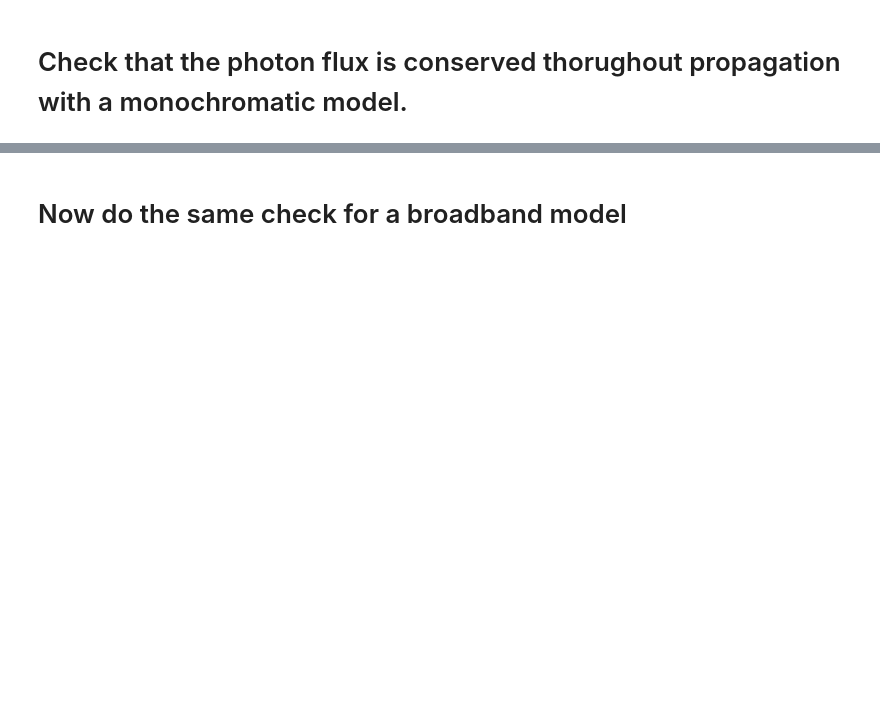
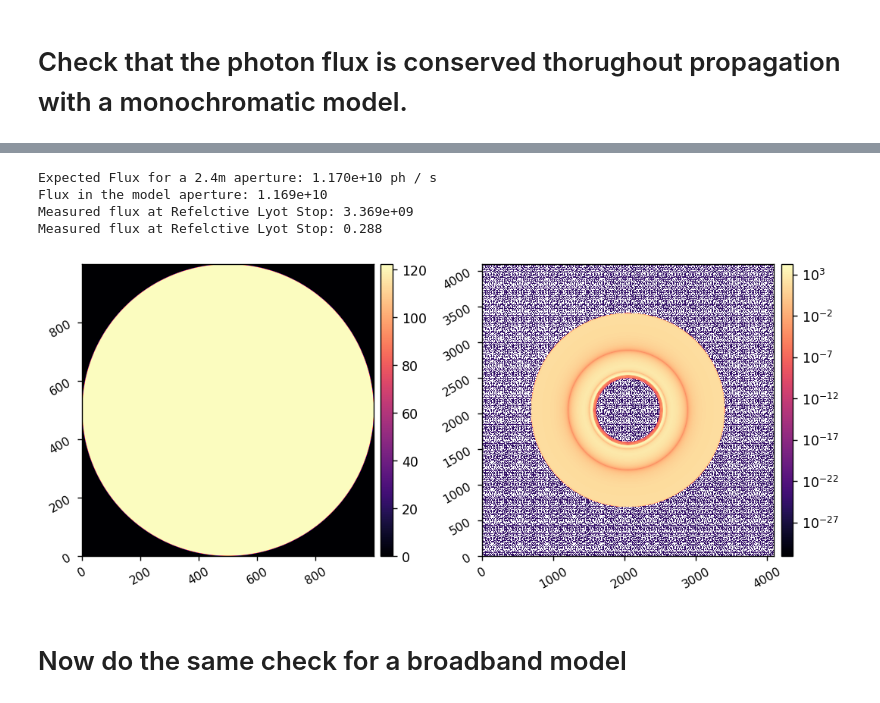
Before and after one commit to uasal/scoob-psf, a Jupyter notebook: example-notebooks/scoobpsf_broadband_with_noise.ipynb, the cells around one changed output, grey strips where cells are left out. Cells and saved outputs as stored; diff of their text form; code cells hidden in the pictures; blank space fills up the shorter version.

```diff
--- a/example-notebooks/scoobpsf_broadband_with_noise.ipynb
+++ b/example-notebooks/scoobpsf_broadband_with_noise.ipynb
@@ -128,0 +133,17 @@ Measured flux of the model PSF: 9.753e+09
+# %%
+reload(scoob)
+reload(props)
+mono_model = scoob.CORO(entrance_flux=coro_wave_fluxes[0])
+mono_model.use_fpm = True
+mono_model.use_llowfsc()
+rls_wf = mono_model.calc_wfs()[-2]
+
+flux_at_lyot_pupil = xp.sum(xp.abs(rls_wf)**2)
+flux_ratio = flux_at_lyot_pupil/xp.sum(xp.square(mono_model.APERTURE))
+
+print(f'Expected Flux for a 2.4m aperture: {coro_wave_fluxes[0]*np.pi*mono_model.total_pupil_diam**2/4:.3e}')
+print(f'Flux in the model aperture: {xp.sum(xp.square(mono_model.APERTURE)):.3e}')
+print(f'Measured flux at Refelctive Lyot Stop: {flux_at_lyot_pupil:.3e}')
+print(f'Measured flux at Refelctive Lyot Stop: {flux_ratio:.3f}')
+imshow2(mono_model.APERTURE, xp.abs(rls_wf)**2, lognorm2=True)
+# %% [output]
@@ -129,3 +151,8 @@ Measured flux of the model PSF: 9.753e+09
+Expected Flux for a 2.4m aperture: 1.170e+10 ph / s
+Flux in the model aperture: 1.169e+10
+Measured flux at Refelctive Lyot Stop: 3.369e+09
+Measured flux at Refelctive Lyot Stop: 0.288
+[figure, added]
 # %% [markdown]
 # Now do the same check for a broadband model
 # %%
```
Also changed, not shown: parts of 3 cells of this notebook, 3 other files.
